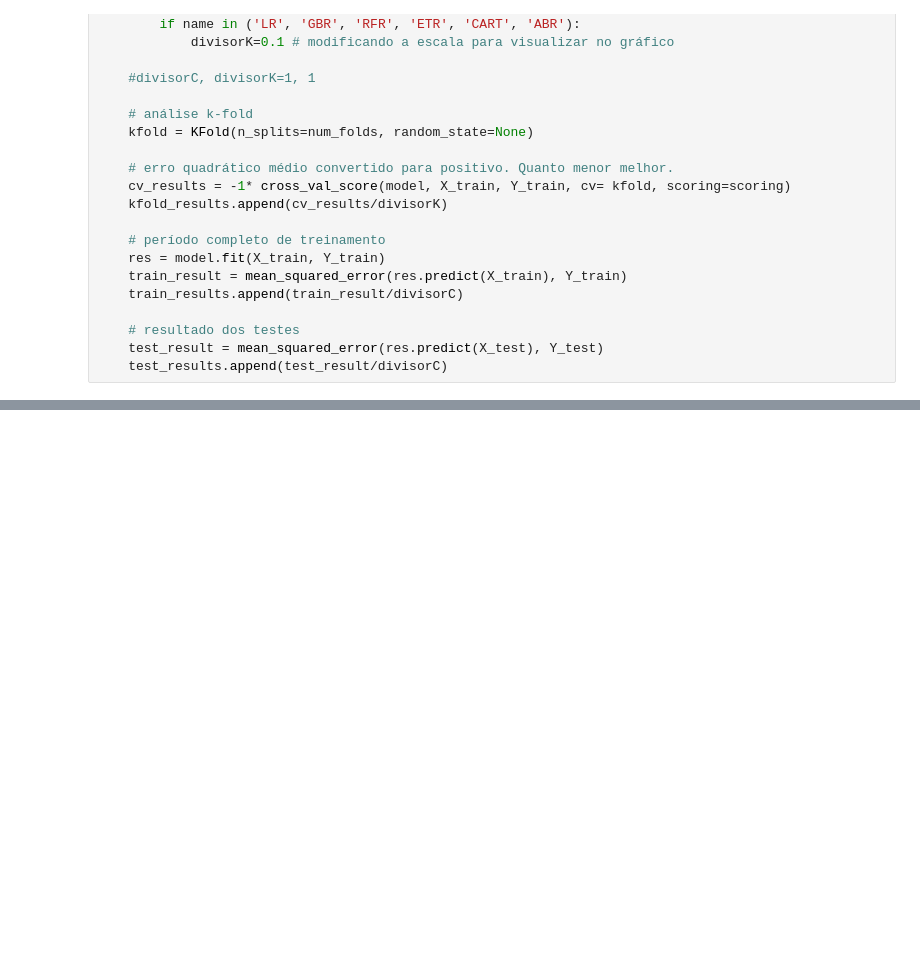
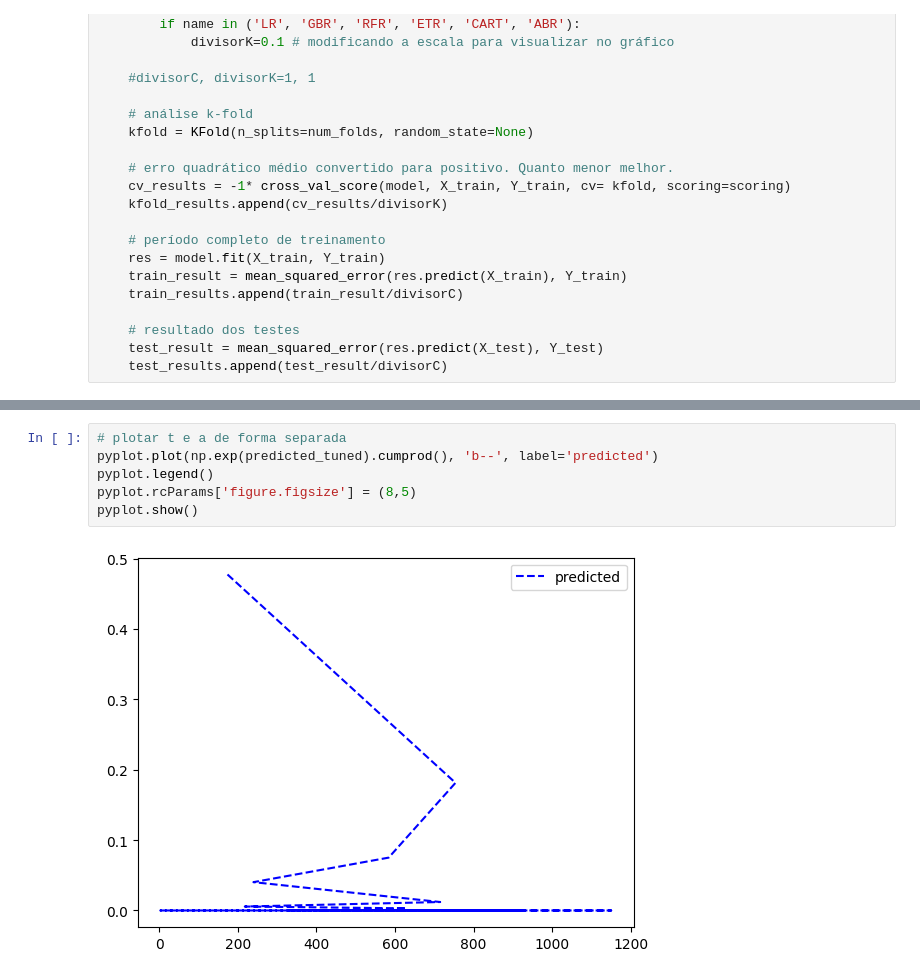
Before and after one commit to jairobernardesjunior/016_Financial_regression_project_predict_gold_price, a Jupyter notebook: 02 pgp_treina.ipynb, the cells around one changed output, grey strips where cells are left out. Drawn from its saved outputs; the diff is of its cells as text; blank space fills up the shorter version.

```diff
--- a/02 pgp_treina.ipynb
+++ b/02 pgp_treina.ipynb
@@ -252,0 +352,8 @@ error_test_arima 7.461438658242766e-05
+# %%
+# plotar t e a de forma separada
+pyplot.plot(np.exp(predicted_tuned).cumprod(), 'b--', label='predicted')
+pyplot.legend()
+pyplot.rcParams['figure.figsize'] = (8,5)
+pyplot.show()
+# %% [output]
+[figure, added]
```
Also changed, not shown: parts of 19 cells of this notebook.
